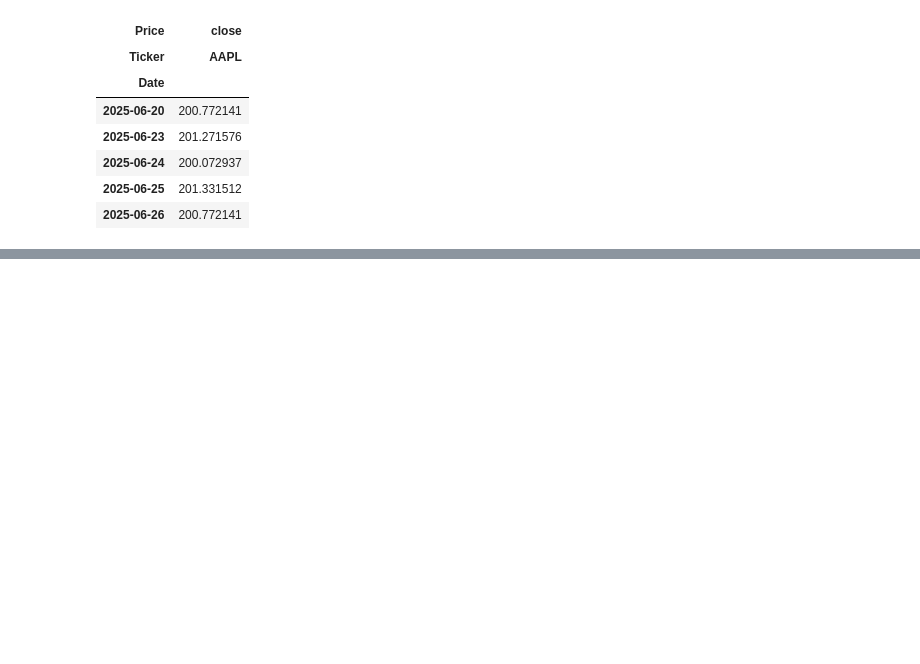
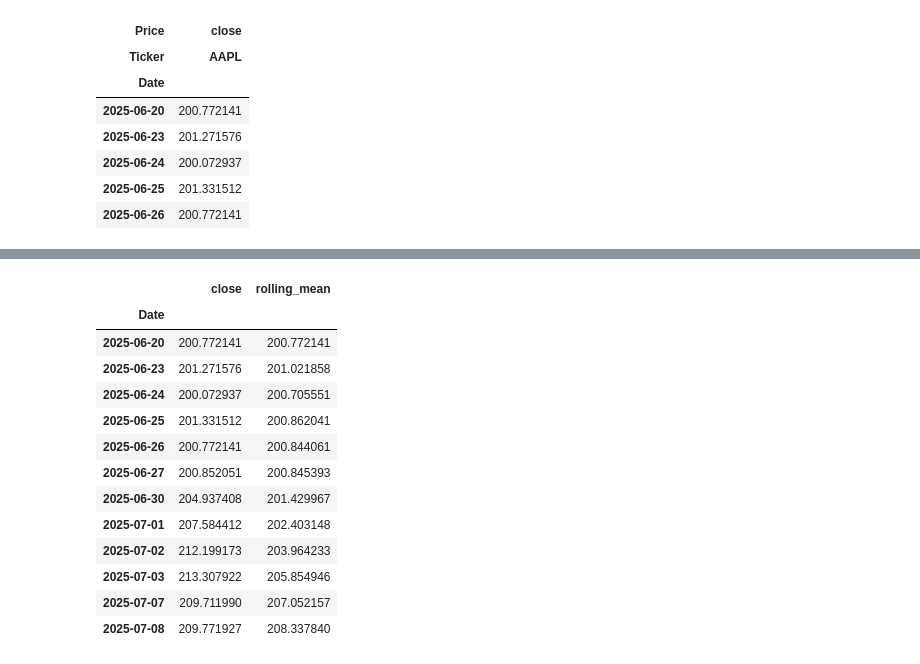
Before and after one commit to egebayazit/de-learning-lab, a Jupyter notebook: notebooks/pandas_timeseries_2025-08-19.ipynb, the cells around one changed output, grey strips where cells are left out. Cells and saved outputs as stored; diff of their text form; code cells hidden in the pictures; blank space fills up the shorter version.

```diff
--- a/notebooks/pandas_timeseries_2025-08-19.ipynb
+++ b/notebooks/pandas_timeseries_2025-08-19.ipynb
@@ -372,0 +457,18 @@ AttributeError: 'DataFrame' object has no attribute 'weekly_avg'
+# %%
+df_simple["rolling_mean"] = df_simple["close"].rolling(window=7, min_periods=1).mean()
+df_simple[["close","rolling_mean"]].head(12)
+# %% [output]
+|  | close | rolling_mean |
+| Date |  |  |
+| 2025-06-20 | 200.772141 | 200.772141 |
+| 2025-06-23 | 201.271576 | 201.021858 |
+| 2025-06-24 | 200.072937 | 200.705551 |
+| 2025-06-25 | 201.331512 | 200.862041 |
+| 2025-06-26 | 200.772141 | 200.844061 |
+| 2025-06-27 | 200.852051 | 200.845393 |
+| 2025-06-30 | 204.937408 | 201.429967 |
+| 2025-07-01 | 207.584412 | 202.403148 |
+| 2025-07-02 | 212.199173 | 203.964233 |
+| 2025-07-03 | 213.307922 | 205.854946 |
+| 2025-07-07 | 209.711990 | 207.052157 |
+| 2025-07-08 | 209.771927 | 208.337840 |
```
Also changed, not shown: parts of 10 cells of this notebook.
